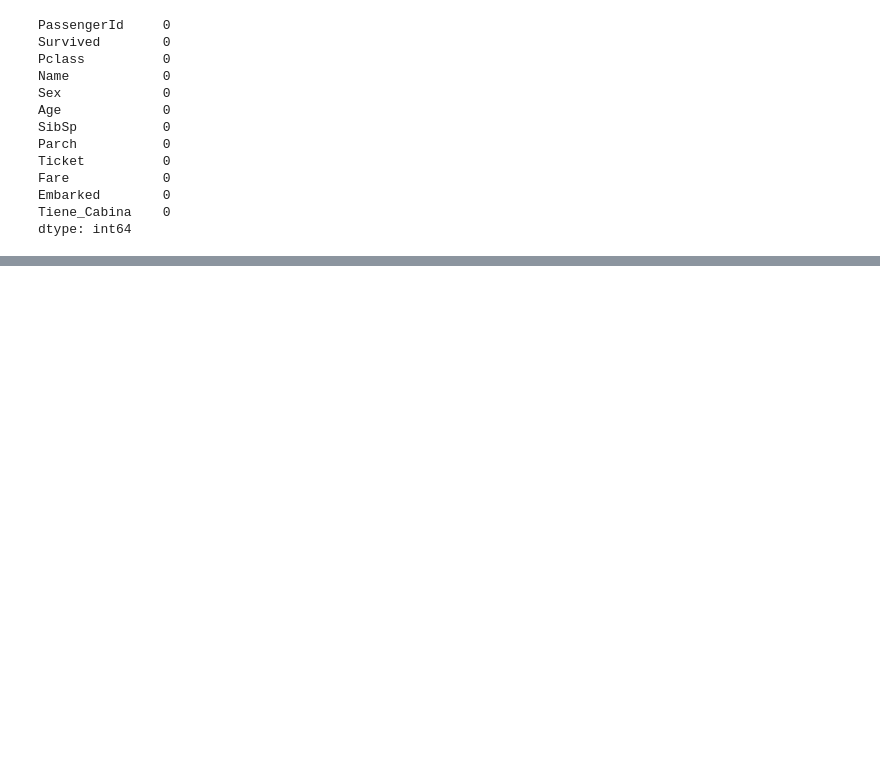
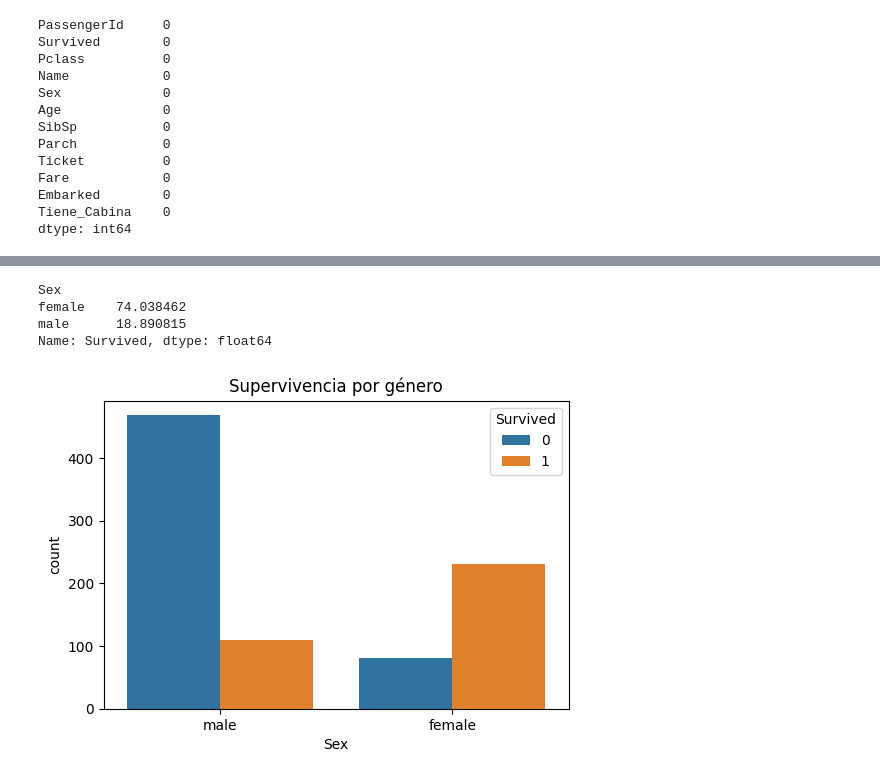
Before and after one commit to ohigginsrodriguez-cloud/bases-data-science, a Jupyter notebook: 05-visualizacion/02_eda_completo.ipynb, the cells around one changed output, grey strips where cells are left out. Cells and saved outputs as stored; diff of their text form; code cells hidden in the pictures; blank space fills up the shorter version.

```diff
--- a/05-visualizacion/02_eda_completo.ipynb
+++ b/05-visualizacion/02_eda_completo.ipynb
@@ -102,0 +121,13 @@ dtype: int64
+# %%
+print(df.groupby('Sex')['Survived'].mean() * 100)
+
+plt.figure(figsize=(6, 4))
+sns.countplot(data=df, x='Sex', hue='Survived')
+plt.title("Supervivencia por género")
+plt.show()
+# %% [output]
+Sex
+female    74.038462
+male      18.890815
+Name: Survived, dtype: float64
+[figure, added]
```
Also changed, not shown: parts of 1 cell of this notebook.
